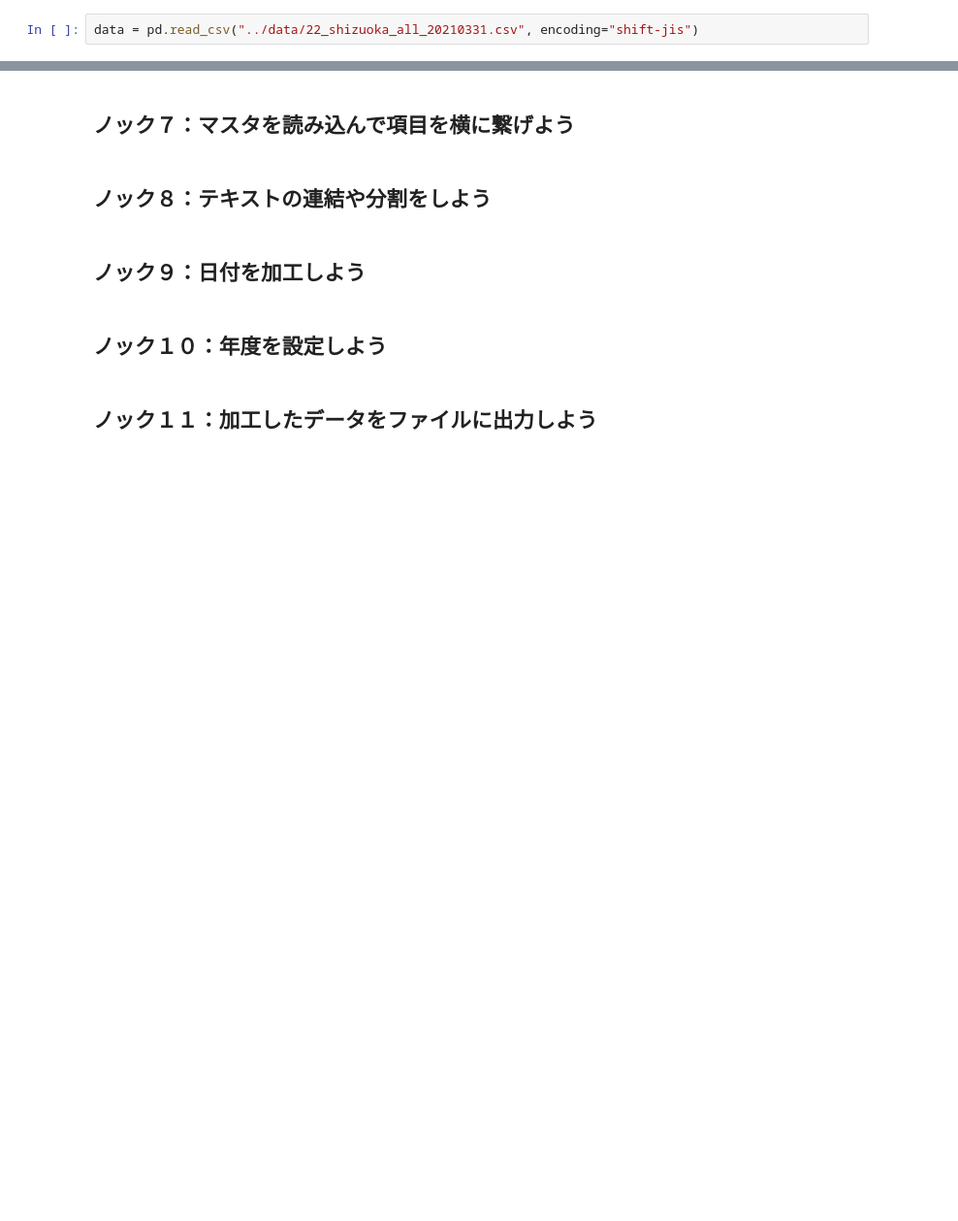
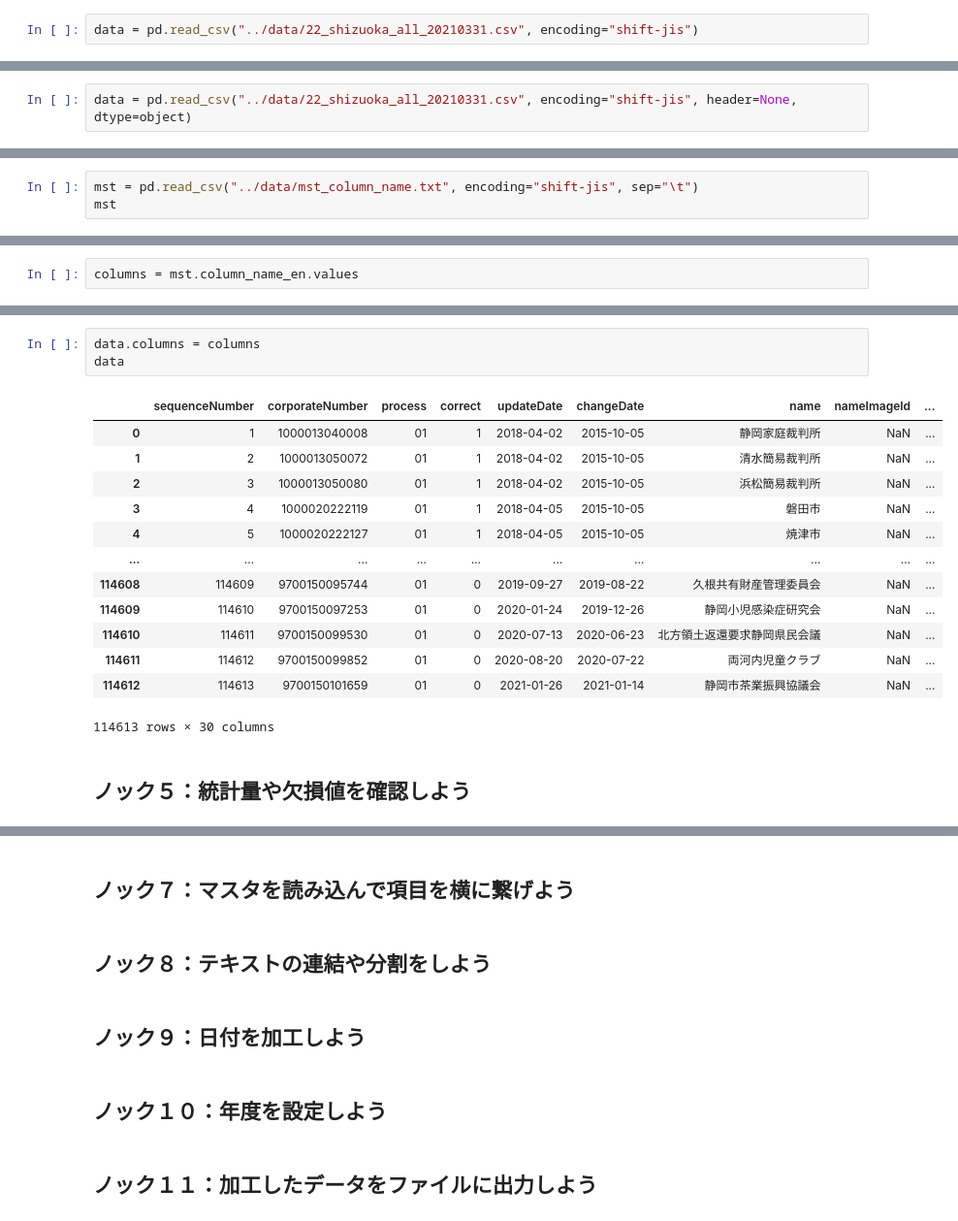
Before and after one commit to Yabie-5/process-visualization, a Jupyter notebook: 100knock-process-visualization/chapter-1/src/1章.ipynb, the cells around one changed output, grey strips where cells are left out. Shown at 97% size. Saved outputs shown, nothing was run; the diff lists cells and outputs as text; blank space fills up the shorter version.

```diff
--- a/100knock-process-visualization/chapter-1/src/1章.ipynb
+++ b/100knock-process-visualization/chapter-1/src/1章.ipynb
@@ -19,0 +82,2 @@ data = pd.read_csv("../data/22_shizuoka_all_20210331.csv", encoding="shift-jis")
+# %%
+data = pd.read_csv("../data/22_shizuoka_all_20210331.csv", encoding="shift-jis", header=None, dtype=object)
@@ -19,0 +117,3 @@ data = pd.read_csv("../data/22_shizuoka_all_20210331.csv", encoding="shift-jis")
+# %%
+mst = pd.read_csv("../data/mst_column_name.txt", encoding="shift-jis", sep="\t")
+mst
@@ -19,0 +148,2 @@ data = pd.read_csv("../data/22_shizuoka_all_20210331.csv", encoding="shift-jis")
+# %%
+columns = mst.column_name_en.values
@@ -19,0 +161,19 @@ data = pd.read_csv("../data/22_shizuoka_all_20210331.csv", encoding="shift-jis")
+# %%
+data.columns = columns
+data
+# %% [output]
+|  | sequenceNumber | corporateNumber | process | correct | updateDate | changeDate | name | nameImageId | ... |
+| 0 | 1 | 1000013040008 | 01 | 1 | 2018-04-02 | 2015-10-05 | 静岡家庭裁判所 | NaN | ... |
+| 1 | 2 | 1000013050072 | 01 | 1 | 2018-04-02 | 2015-10-05 | 清水簡易裁判所 | NaN | ... |
+| 2 | 3 | 1000013050080 | 01 | 1 | 2018-04-02 | 2015-10-05 | 浜松簡易裁判所 | NaN | ... |
+| 3 | 4 | 1000020222119 | 01 | 1 | 2018-04-05 | 2015-10-05 | 磐田市 | NaN | ... |
+| 4 | 5 | 1000020222127 | 01 | 1 | 2018-04-05 | 2015-10-05 | 焼津市 | NaN | ... |
+| ... | ... | ... | ... | ... | ... | ... | ... | ... | ... |
+| 114608 | 114609 | 9700150095744 | 01 | 0 | 2019-09-27 | 2019-08-22 | 久根共有財産管理委員会 | NaN | ... |
+| 114609 | 114610 | 9700150097253 | 01 | 0 | 2020-01-24 | 2019-12-26 | 静岡小児感染症研究会 | NaN | ... |
+| 114610 | 114611 | 9700150099530 | 01 | 0 | 2020-07-13 | 2020-06-23 | 北方領土返還要求静岡県民会議 | NaN | ... |
+| 114611 | 114612 | 9700150099852 | 01 | 0 | 2020-08-20 | 2020-07-22 | 両河内児童クラブ | NaN | ... |
+| 114612 | 114613 | 9700150101659 | 01 | 0 | 2021-01-26 | 2021-01-14 | 静岡市茶業振興協議会 | NaN | ... |
+114613 rows × 30 columns
+# %% [markdown]
+## ノック５：統計量や欠損値を確認しよう
```
Also changed, not shown: parts of 39 cells of this notebook.
